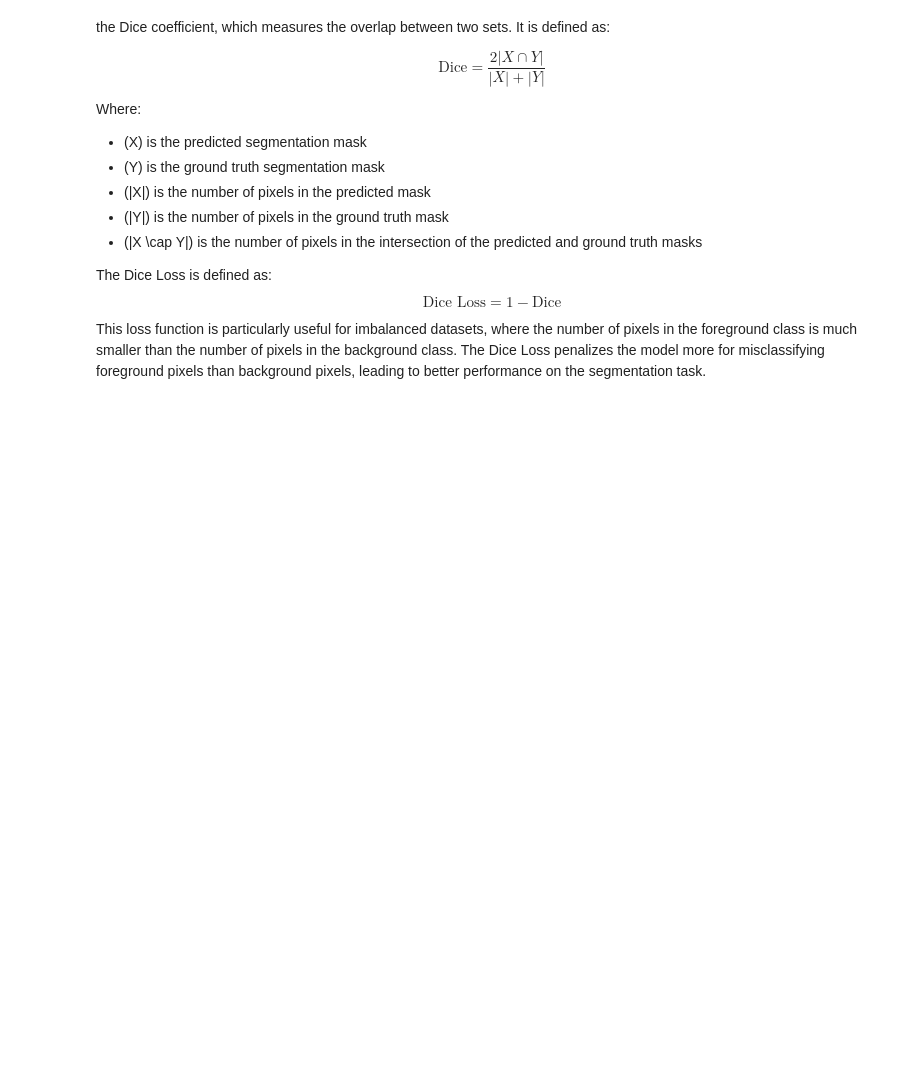
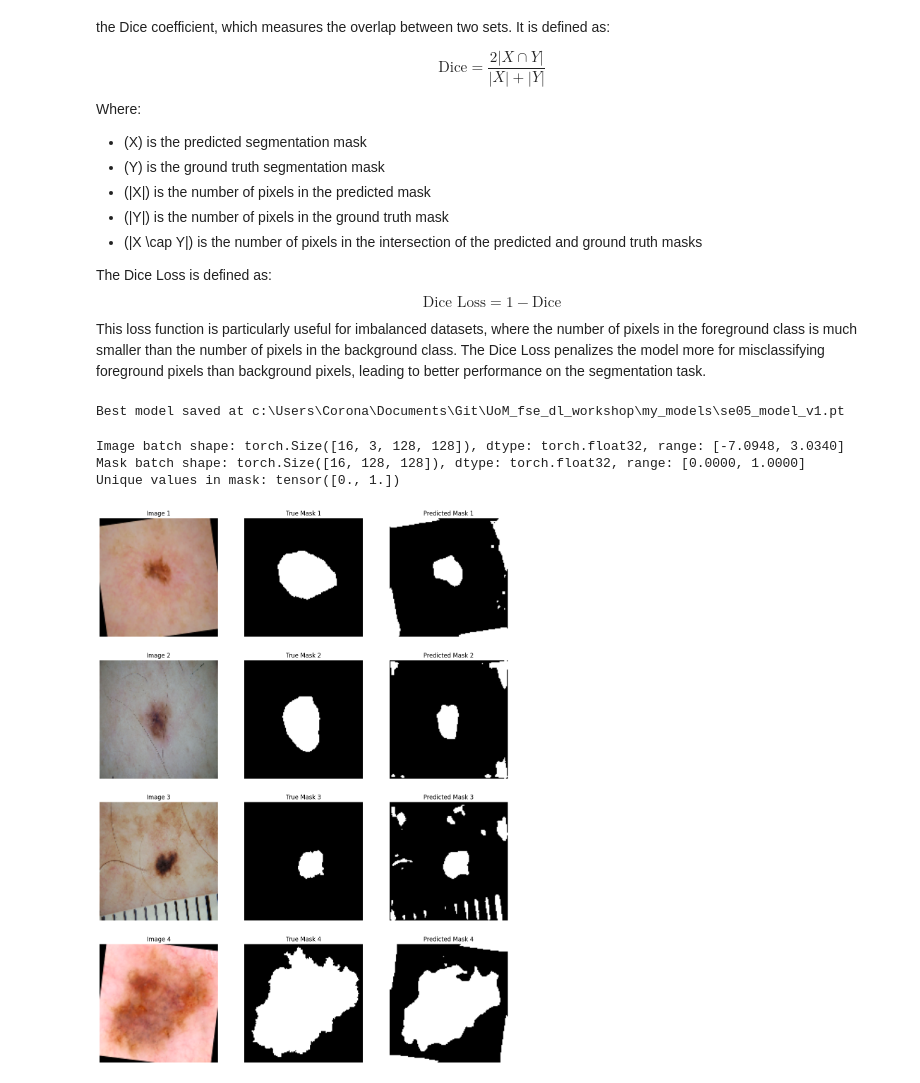
Before and after one commit to santiago2588/deep_learning_training, a Jupyter notebook: SE05_CA_Transfer_Learning.ipynb, the cells around one changed output. Cells and saved outputs as stored; diff of their text form; code cells hidden in the pictures; blank space fills up the shorter version.

```diff
--- a/SE05_CA_Transfer_Learning.ipynb
+++ b/SE05_CA_Transfer_Learning.ipynb
@@ -525,3 +518,26 @@ model = train_model(model, train_dl, valid_dl, criterion, optimizer, num_epochs)
+# %%
+# Initialize the model, criterion, and optimizer
+
+model = UNet(in_channels=3, out_channels=1).to(device)
+criterion = DiceLoss()
+optimiser = torch.optim.Adam(model.parameters(), lr=0.001)
+num_epochs = 5
+# model = train_model(model, train_dl, valid_dl, criterion, optimizer, num_epochs)
+
+model_v1 = utils.ml.train_model(
+    model=model,
+    criterion=criterion,
+    optimiser=optimiser,
+    train_loader=train_dl,
+    val_loader=valid_dl,
+    num_epochs=num_epochs,
+    early_stopping=True,
+    patience=3,
+    save_path= Path.cwd() / "my_models" / "se05_model_v1.pt",
+    plot_loss=True,
+)
+# %% [output]
+Best model saved at c:\Users\Corona\Documents\Git\UoM_fse_dl_workshop\my_models\se05_model_v1.pt
 # %%
 def visualize_predictions(model, dataloader, num_images=4):
     model.eval()
@@ -536,34 +552,39 @@ def visualize_predictions(model, dataloader, num_images=4):
 
             fig, ax = plt.subplots(nrows=num_images, ncols=3, figsize=(15, 5 * num_images))
             for i in range(num_images):
                 # Denormalize the image
                 img = images[i].cpu().permute(1, 2, 0).numpy()
                 img = img * std.numpy() + mean.numpy()
                 img = np.clip(img, 0, 1)  # Clip values to valid range
 
                 ax[i, 0].imshow(img)
                 ax[i, 0].set_title(f"Image {i+1}")
                 ax[i, 0].axis('off')
 
                 ax[i, 1].imshow(masks[i].squeeze().cpu().numpy(), cmap='gray')
                 ax[i, 1].set_title(f"True Mask {i+1}")
                 ax[i, 1].axis('off')
 
                 ax[i, 2].imshow(outputs[i].squeeze().cpu().numpy(), cmap='gray')
                 ax[i, 2].set_title(f"Predicted Mask {i+1}")
                 ax[i, 2].axis('off')
 
             plt.show()
             break
 
 # Add a cell to print some diagnostic information
 for images, masks in valid_dl:
     print(f"Image batch shape: {images.shape}, dtype: {images.dtype}, range: [{images.min().item():.4f}, {images.max().item():.4f}]")
     print(f"Mask batch shape: {masks.shape}, dtype: {masks.dtype}, range: [{masks.min().item():.4f}, {masks.max().item():.4f}]")
     print(f"Unique values in mask: {torch.unique(masks)}")
     break
 
-visualize_predictions(model, valid_dl, num_images=4)
+visualize_predictions(model_v1, valid_dl, num_images=4)
+# %% [output]
+Image batch shape: torch.Size([16, 3, 128, 128]), dtype: torch.float32, range: [-7.0948, 3.0340]
+Mask batch shape: torch.Size([16, 128, 128]), dtype: torch.float32, range: [0.0000, 1.0000]
+Unique values in mask: tensor([0., 1.])
+[figure, added]
 # %% [markdown]
 # 4. Transfer Learning with Pre-trained Models
 ***
```
Also changed, not shown: parts of 1 cell of this notebook.
